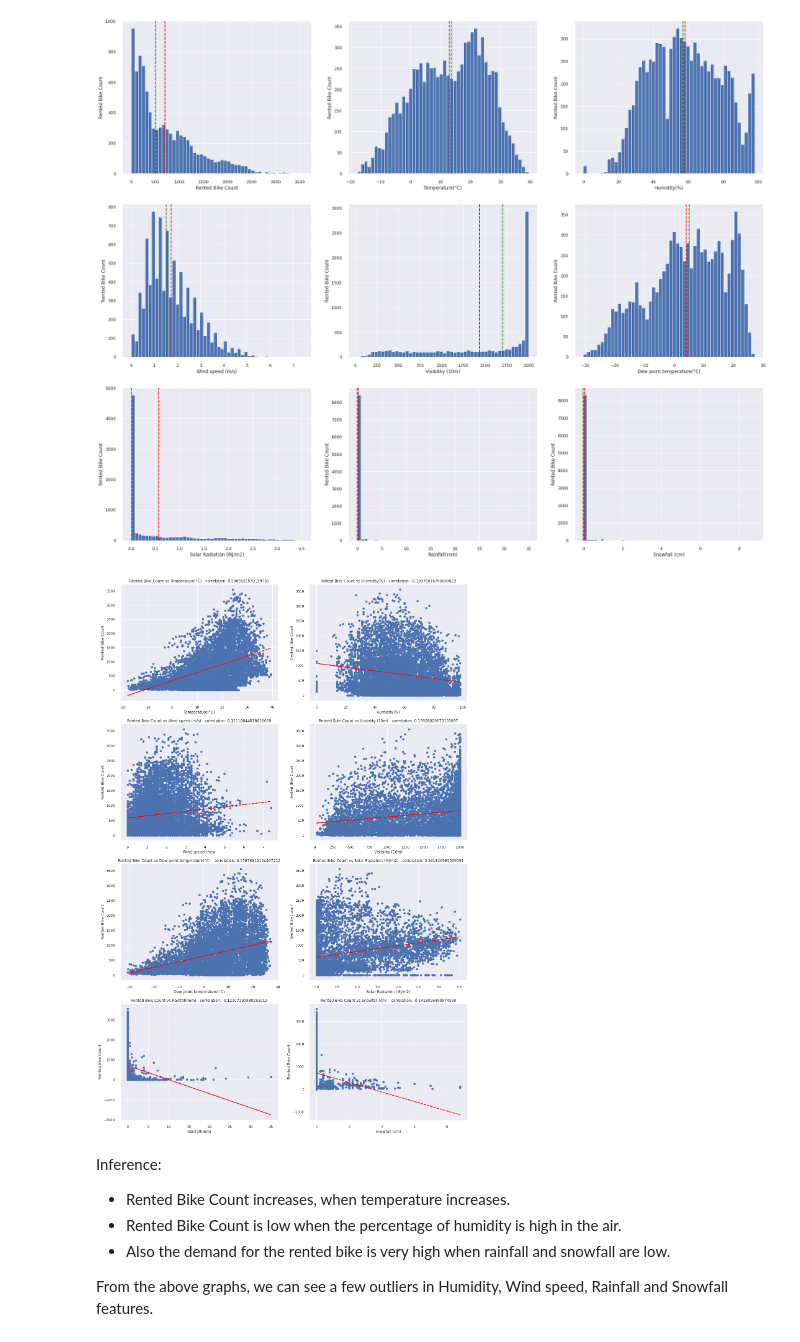
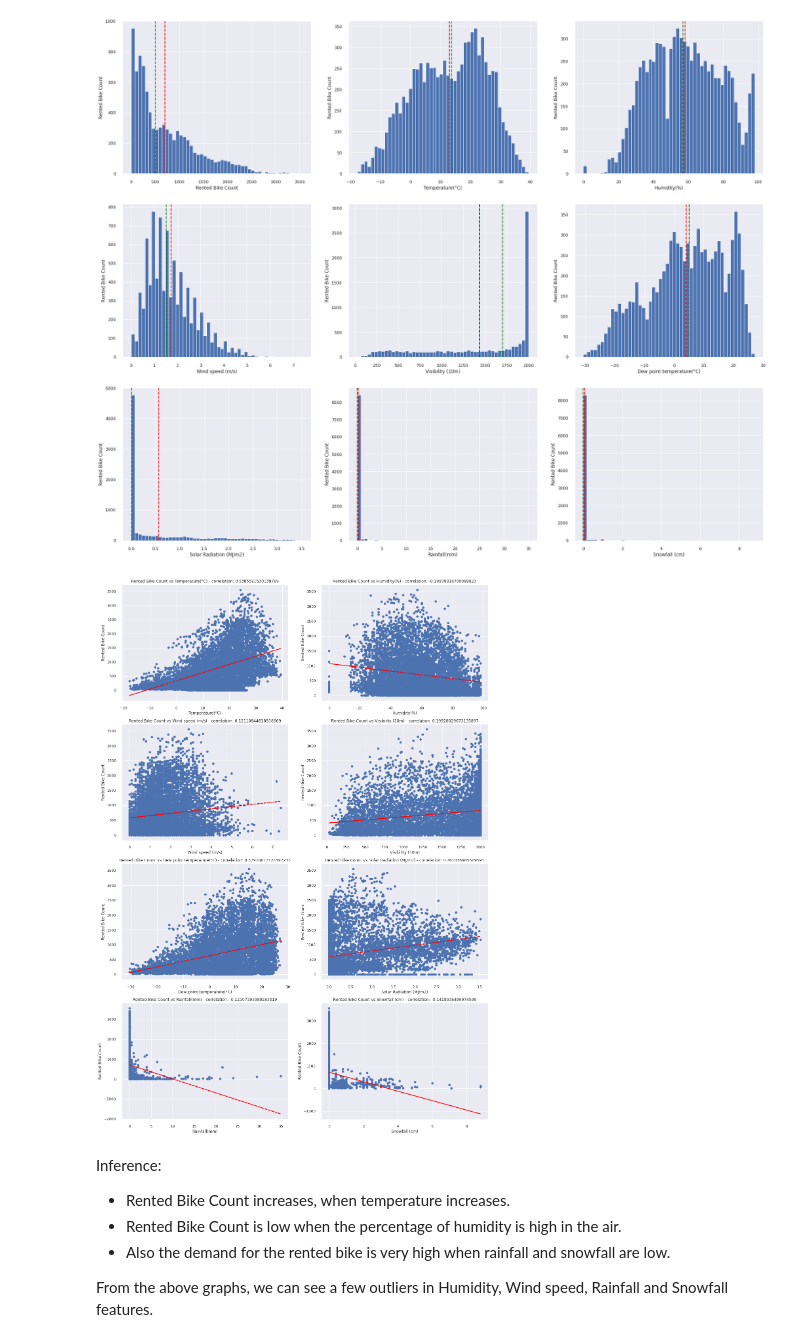
Before and after one commit to codeboy47/Seoul-Bike-Sharing-Demand-Prediction, a Jupyter notebook: Akshit_Singh_Notebook.ipynb, the cells around one changed output. Drawn from its saved outputs; the diff is of its cells as text; code cells hidden in the pictures.

```diff
--- a/Akshit_Singh_Notebook.ipynb
+++ b/Akshit_Singh_Notebook.ipynb
@@ -238,24 +238,24 @@ plt.show()
 # %%
 # plotting scatter plot to understand the relationship between dependent and independent variables
 i = 0
-plt.figure(figsize=(20, 40))
+plt.figure(figsize=(20, 30))
 for feature in numerical_features[1:]:
-    ax = plt.subplot(5, 2, i+1)
+    ax = plt.subplot(4, 2, i+1)
     independent_var = seoul_df[feature]
     dependent_var = seoul_df['Rented Bike Count']
     correlation = independent_var.corr(dependent_var)
     plt.scatter(x = independent_var, y = dependent_var)
     plt.xlabel(feature)
     plt.ylabel('Rented Bike Count')
     ax.set_title('Rented Bike Count vs ' + feature + ' - correlation: ' + str(correlation))
     z = np.polyfit(independent_var, dependent_var, 1)
     y_pred = np.poly1d(z)(independent_var)
     plt.plot(independent_var, y_pred, color = 'red', linestyle = 'dashed', linewidth = 2)
     i += 1
 
 plt.show()
 # %% [output]
-[figure, old version]
+[figure, new version]
 # %% [markdown]
 Inference:
 *  Rented Bike Count increases, when temperature increases.
```
Also changed, not shown: parts of 40 cells of this notebook.
